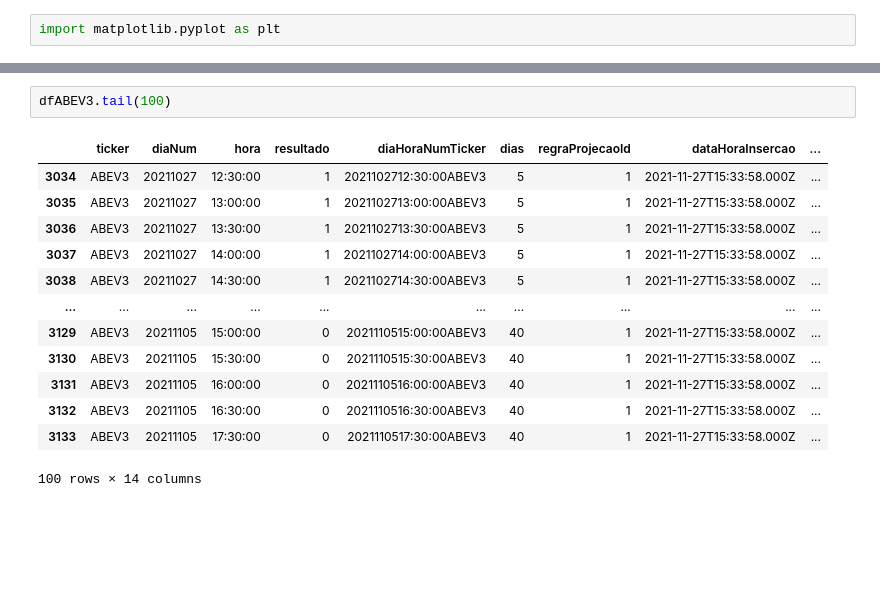
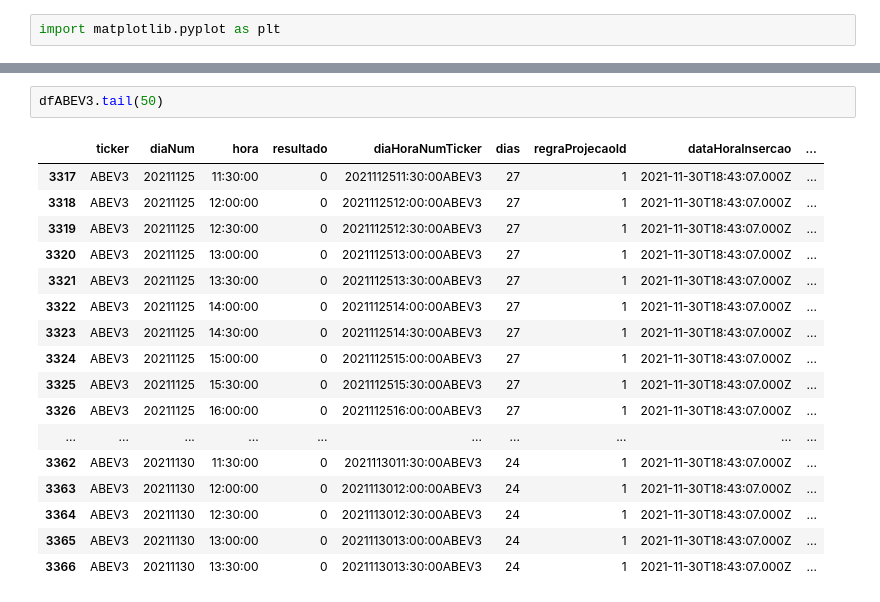
Before and after one commit to paulofor/Jupyter-Espaco01, a Jupyter notebook: ResultadoFuturo/Resultado Futuro - ABEV3.ipynb, the cells around one changed output, grey strips where cells are left out. Saved outputs shown, nothing was run; the diff lists cells and outputs as text; blank space fills up the shorter version.

```diff
--- a/ResultadoFuturo/Resultado Futuro - ABEV3.ipynb
+++ b/ResultadoFuturo/Resultado Futuro - ABEV3.ipynb
@@ -29,16 +39,20 @@ plt.show()
 # %%
-dfABEV3.tail(100)
+dfABEV3.tail(50)
 # %% [output]
 |  | ticker | diaNum | hora | resultado | diaHoraNumTicker | dias | regraProjecaoId | dataHoraInsercao | ... |
-| 3034 | ABEV3 | 20211027 | 12:30:00 | 1 | 2021102712:30:00ABEV3 | 5 | 1 | 2021-11-27T15:33:58.000Z | ... |
-| 3035 | ABEV3 | 20211027 | 13:00:00 | 1 | 2021102713:00:00ABEV3 | 5 | 1 | 2021-11-27T15:33:58.000Z | ... |
-| 3036 | ABEV3 | 20211027 | 13:30:00 | 1 | 2021102713:30:00ABEV3 | 5 | 1 | 2021-11-27T15:33:58.000Z | ... |
-| 3037 | ABEV3 | 20211027 | 14:00:00 | 1 | 2021102714:00:00ABEV3 | 5 | 1 | 2021-11-27T15:33:58.000Z | ... |
-| 3038 | ABEV3 | 20211027 | 14:30:00 | 1 | 2021102714:30:00ABEV3 | 5 | 1 | 2021-11-27T15:33:58.000Z | ... |
+| 3317 | ABEV3 | 20211125 | 11:30:00 | 0 | 2021112511:30:00ABEV3 | 27 | 1 | 2021-11-30T18:43:07.000Z | ... |
+| 3318 | ABEV3 | 20211125 | 12:00:00 | 0 | 2021112512:00:00ABEV3 | 27 | 1 | 2021-11-30T18:43:07.000Z | ... |
+| 3319 | ABEV3 | 20211125 | 12:30:00 | 0 | 2021112512:30:00ABEV3 | 27 | 1 | 2021-11-30T18:43:07.000Z | ... |
+| 3320 | ABEV3 | 20211125 | 13:00:00 | 0 | 2021112513:00:00ABEV3 | 27 | 1 | 2021-11-30T18:43:07.000Z | ... |
+| 3321 | ABEV3 | 20211125 | 13:30:00 | 0 | 2021112513:30:00ABEV3 | 27 | 1 | 2021-11-30T18:43:07.000Z | ... |
+| 3322 | ABEV3 | 20211125 | 14:00:00 | 0 | 2021112514:00:00ABEV3 | 27 | 1 | 2021-11-30T18:43:07.000Z | ... |
+| 3323 | ABEV3 | 20211125 | 14:30:00 | 0 | 2021112514:30:00ABEV3 | 27 | 1 | 2021-11-30T18:43:07.000Z | ... |
+| 3324 | ABEV3 | 20211125 | 15:00:00 | 0 | 2021112515:00:00ABEV3 | 27 | 1 | 2021-11-30T18:43:07.000Z | ... |
+| 3325 | ABEV3 | 20211125 | 15:30:00 | 0 | 2021112515:30:00ABEV3 | 27 | 1 | 2021-11-30T18:43:07.000Z | ... |
+| 3326 | ABEV3 | 20211125 | 16:00:00 | 0 | 2021112516:00:00ABEV3 | 27 | 1 | 2021-11-30T18:43:07.000Z | ... |
 | ... | ... | ... | ... | ... | ... | ... | ... | ... | ... |
-| 3129 | ABEV3 | 20211105 | 15:00:00 | 0 | 2021110515:00:00ABEV3 | 40 | 1 | 2021-11-27T15:33:58.000Z | ... |
-| 3130 | ABEV3 | 20211105 | 15:30:00 | 0 | 2021110515:30:00ABEV3 | 40 | 1 | 2021-11-27T15:33:58.000Z | ... |
-| 3131 | ABEV3 | 20211105 | 16:00:00 | 0 | 2021110516:00:00ABEV3 | 40 | 1 | 2021-11-27T15:33:58.000Z | ... |
-| 3132 | ABEV3 | 20211105 | 16:30:00 | 0 | 2021110516:30:00ABEV3 | 40 | 1 | 2021-11-27T15:33:58.000Z | ... |
-| 3133 | ABEV3 | 20211105 | 17:30:00 | 0 | 2021110517:30:00ABEV3 | 40 | 1 | 2021-11-27T15:33:58.000Z | ... |
+| 3362 | ABEV3 | 20211130 | 11:30:00 | 0 | 2021113011:30:00ABEV3 | 24 | 1 | 2021-11-30T18:43:07.000Z | ... |
+| 3363 | ABEV3 | 20211130 | 12:00:00 | 0 | 2021113012:00:00ABEV3 | 24 | 1 | 2021-11-30T18:43:07.000Z | ... |
+| 3364 | ABEV3 | 20211130 | 12:30:00 | 0 | 2021113012:30:00ABEV3 | 24 | 1 | 2021-11-30T18:43:07.000Z | ... |
+| 3365 | ABEV3 | 20211130 | 13:00:00 | 0 | 2021113013:00:00ABEV3 | 24 | 1 | 2021-11-30T18:43:07.000Z | ... |
+| 3366 | ABEV3 | 20211130 | 13:30:00 | 0 | 2021113013:30:00ABEV3 | 24 | 1 | 2021-11-30T18:43:07.000Z | ... |
-100 rows × 14 columns
```
Also changed, not shown: parts of 4 cells of this notebook, 2 other files.
